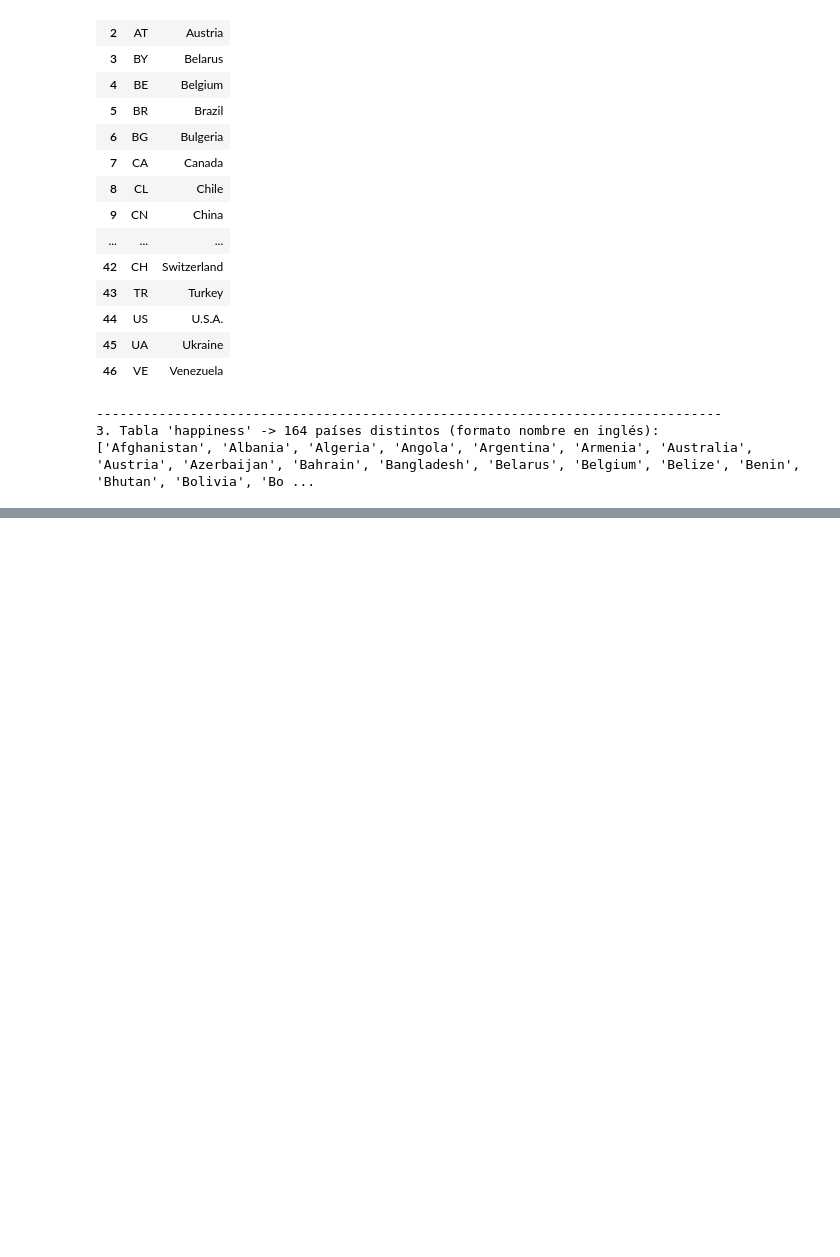
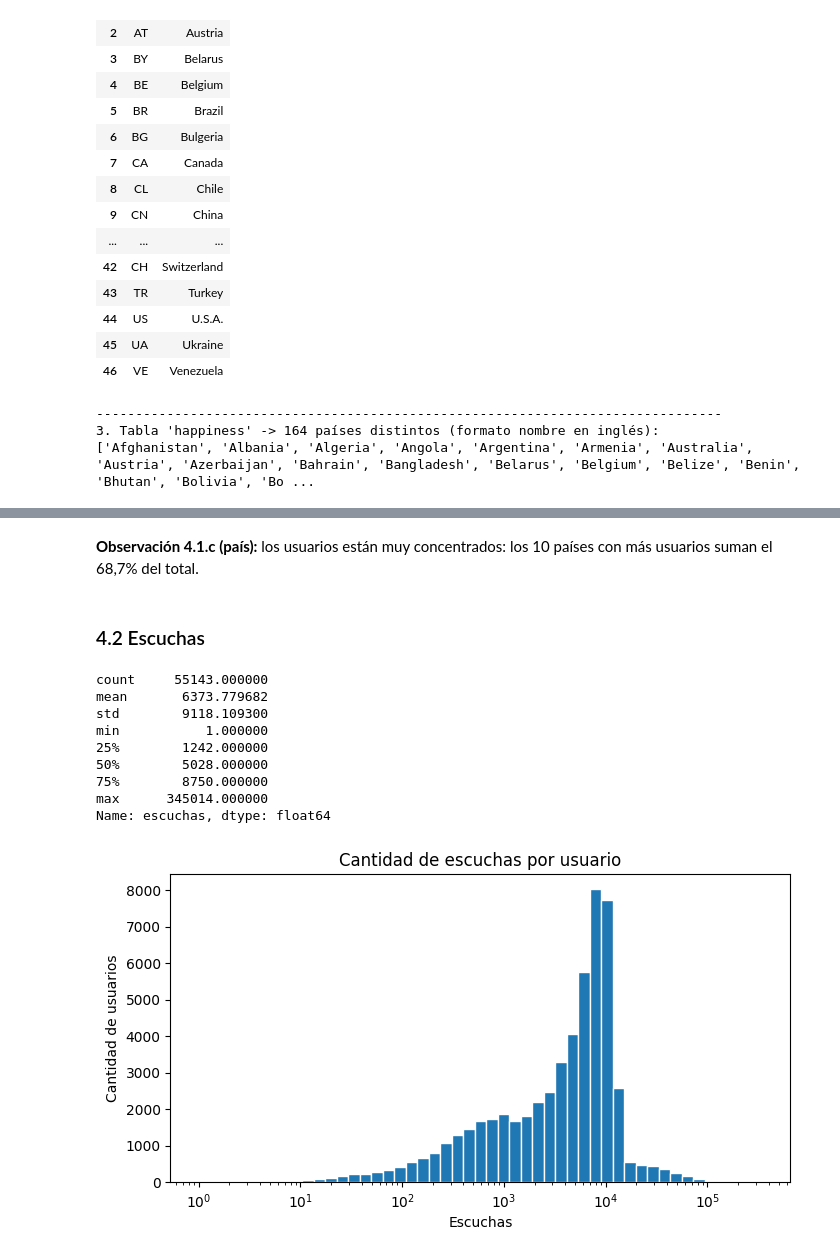
Before and after one commit to marianagrau99/musica-por-pais, a Jupyter notebook: 01_exploracion_calidad.ipynb, the cells around one changed output, grey strips where cells are left out. Saved outputs shown, nothing was run; the diff lists cells and outputs as text; code cells hidden in the pictures; blank space fills up the shorter version.

```diff
--- a/01_exploracion_calidad.ipynb
+++ b/01_exploracion_calidad.ipynb
@@ -836,0 +937,34 @@ A partir del diagnóstico de calidad, se establecen las siguientes reglas de neg
+# %% [markdown]
+**Observación 4.1.c (país):** los usuarios están muy concentrados: los 10 países con más usuarios
+suman el 68,7% del total.
+# %% [markdown]
+### 4.2 Escuchas
+# %%
+# 4.2.a Escuchas por usuario
+import numpy as np
+
+por_usuario = q("SELECT user_id, COUNT(*) AS escuchas FROM events GROUP BY user_id")
+print(por_usuario["escuchas"].describe())
+
+# Los valores van de 1 a cientos de miles: con escala lineal todo queda amontonado a la izquierda.
+# Usamos intervalos y eje en escala logarítmica para poder ver la distribución.
+intervalos = np.logspace(0, np.log10(por_usuario["escuchas"].max()), 50)
+
+plt.figure(figsize=(8, 4))
+plt.hist(por_usuario["escuchas"], bins=intervalos, edgecolor="white")
+plt.xscale("log")
+plt.title("Cantidad de escuchas por usuario")
+plt.xlabel("Escuchas")
+plt.ylabel("Cantidad de usuarios")
+plt.show()
+# %% [output]
+count     55143.000000
+mean       6373.779682
+std        9118.109300
+min           1.000000
+25%        1242.000000
+50%        5028.000000
+75%        8750.000000
+max      345014.000000
+Name: escuchas, dtype: float64
+[figure, added]
```
Also changed, not shown: parts of 50 cells of this notebook.
